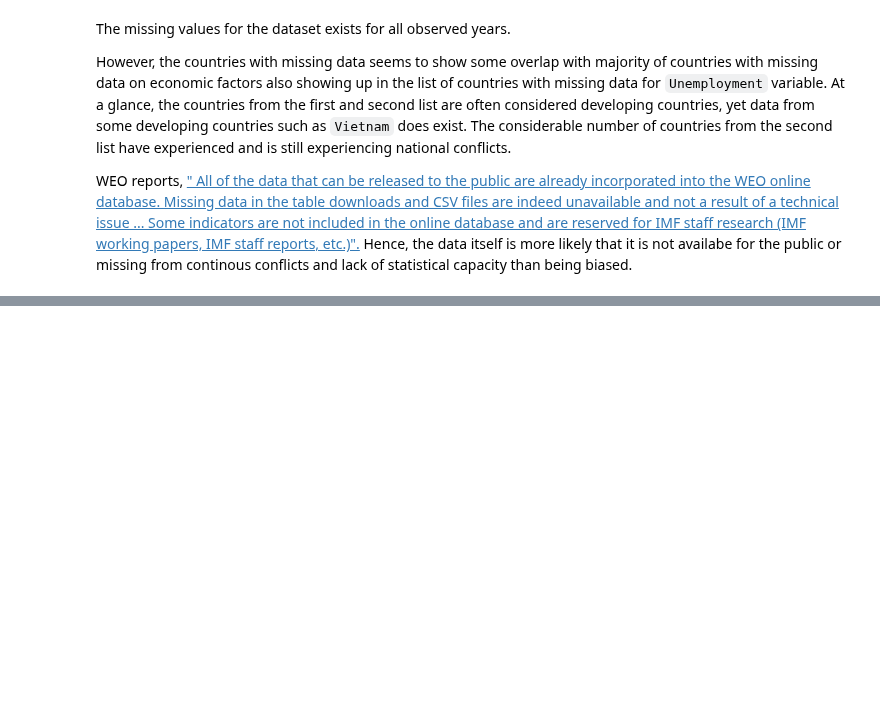
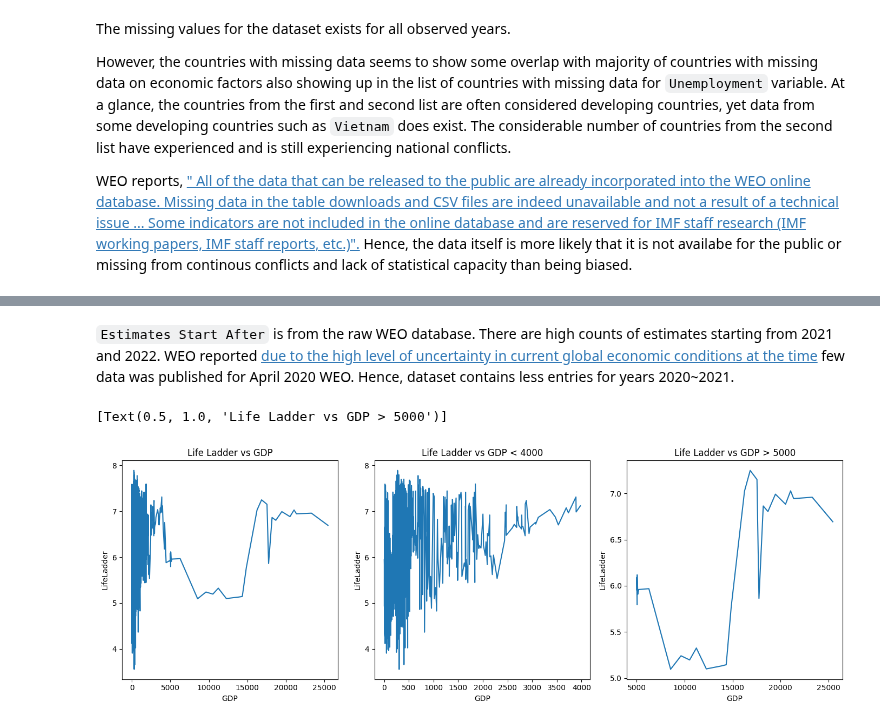
Before and after one commit to cskang3627/happiness, a Jupyter notebook: EDACheckpointGroup_Sp23_The_Group.ipynb, the cells around one changed output, grey strips where cells are left out. Drawn from its saved outputs; the diff is of its cells as text; code cells hidden in the pictures; blank space fills up the shorter version.

```diff
--- a/EDACheckpointGroup_Sp23_The_Group.ipynb
+++ b/EDACheckpointGroup_Sp23_The_Group.ipynb
@@ -272,0 +362,14 @@ WEO reports, [" All of the data that can be released to the public are already i
+# %% [markdown]
+`Estimates Start After` is from the raw WEO database. There are high counts of estimates starting from 2021 and 2022. WEO reported [due to the high level of uncertainty in current global economic conditions at the time](https://www.imf.org/en/Publications/WEO/frequently-asked-questions#2q7) few data was published for April 2020 WEO. Hence, dataset contains less entries for years 2020~2021.
+# %%
+
+plt.rcParams["figure.figsize"] = [14.00, 5.00]
+plt.rcParams["figure.autolayout"] = True
+
+f, axes = plt.subplots(1, 3)
+sns.lineplot(x = "GDP", y = "LifeLadder", data = data, ax = axes[0]).set(title = "Life Ladder vs GDP")
+sns.lineplot(x = "GDP", y = "LifeLadder", data = data[data['GDP']<4000], ax = axes[1]).set(title = "Life Ladder vs GDP < 4000")
+sns.lineplot(x = "GDP", y = "LifeLadder", data = data[data['GDP']>5000], ax = axes[2]).set(title = "Life Ladder vs GDP > 5000")
+# %% [output]
+[Text(0.5, 1.0, 'Life Ladder vs GDP > 5000')]
+[figure, added]
```
Also changed, not shown: parts of 20 cells of this notebook.
